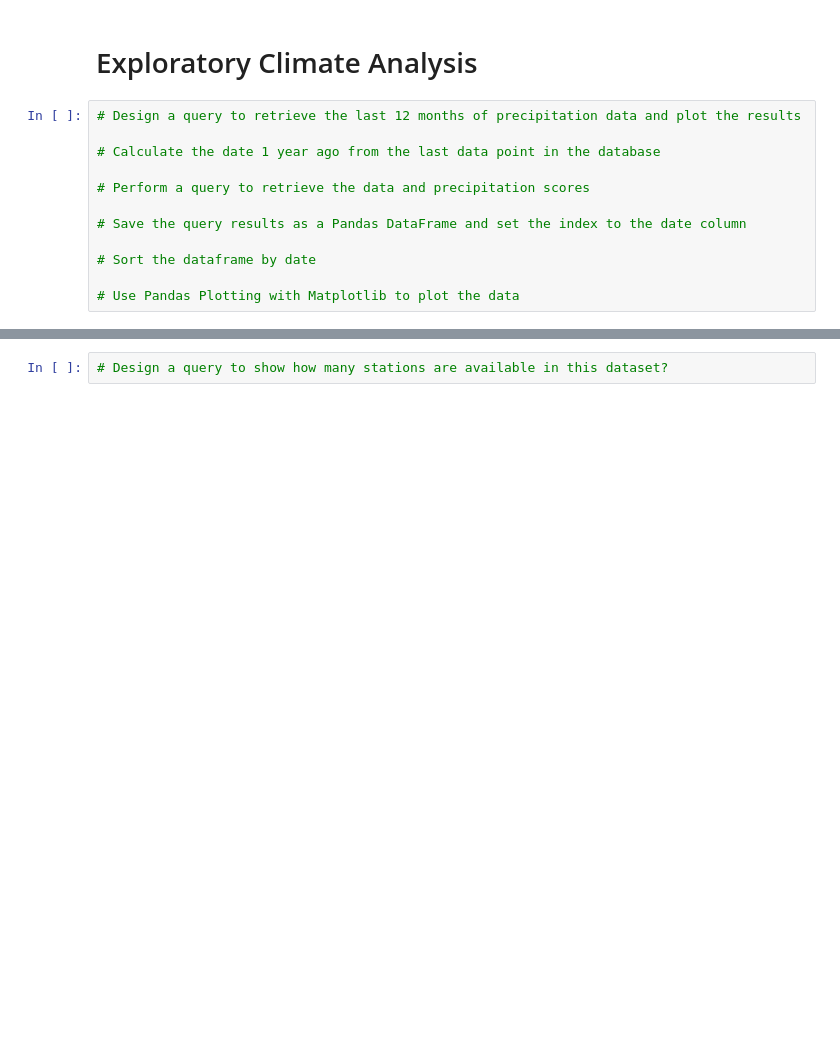
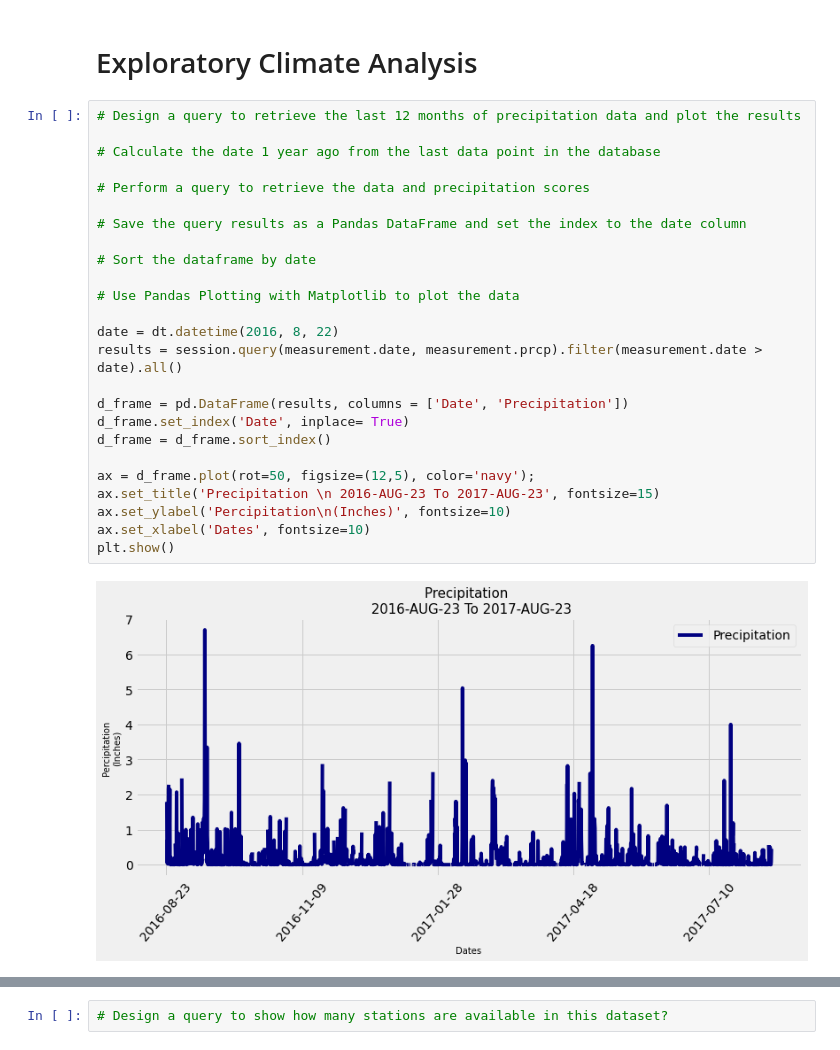
Before and after one commit to SharifahS/Sqlalchemy-Challenge, a Jupyter notebook: climate_starter.ipynb, the cells around one changed output, grey strips where cells are left out. Cells and saved outputs as stored; diff of their text form; blank space fills up the shorter version.

```diff
--- a/climate_starter.ipynb
+++ b/climate_starter.ipynb
@@ -65,14 +62,29 @@ session = Session(engine)
 # %%
 # Design a query to retrieve the last 12 months of precipitation data and plot the results
 
 # Calculate the date 1 year ago from the last data point in the database
 
 # Perform a query to retrieve the data and precipitation scores
 
 # Save the query results as a Pandas DataFrame and set the index to the date column
 
 # Sort the dataframe by date
 
 # Use Pandas Plotting with Matplotlib to plot the data
+
+date = dt.datetime(2016, 8, 22)
+results = session.query(measurement.date, measurement.prcp).filter(measurement.date > date).all()
+
+d_frame = pd.DataFrame(results, columns = ['Date', 'Precipitation'])
+d_frame.set_index('Date', inplace= True)
+d_frame = d_frame.sort_index()
+
+ax = d_frame.plot(rot=50, figsize=(12,5), color='navy');
+ax.set_title('Precipitation \n 2016-AUG-23 To 2017-AUG-23', fontsize=15)
+ax.set_ylabel('Percipitation\n(Inches)', fontsize=10)
+ax.set_xlabel('Dates', fontsize=10)
+plt.show()
+# %% [output]
+[figure, added]
 # %%
 # Use Pandas to calcualte the summary statistics for the precipitation data
```
Also changed, not shown: parts of 9 cells of this notebook.
